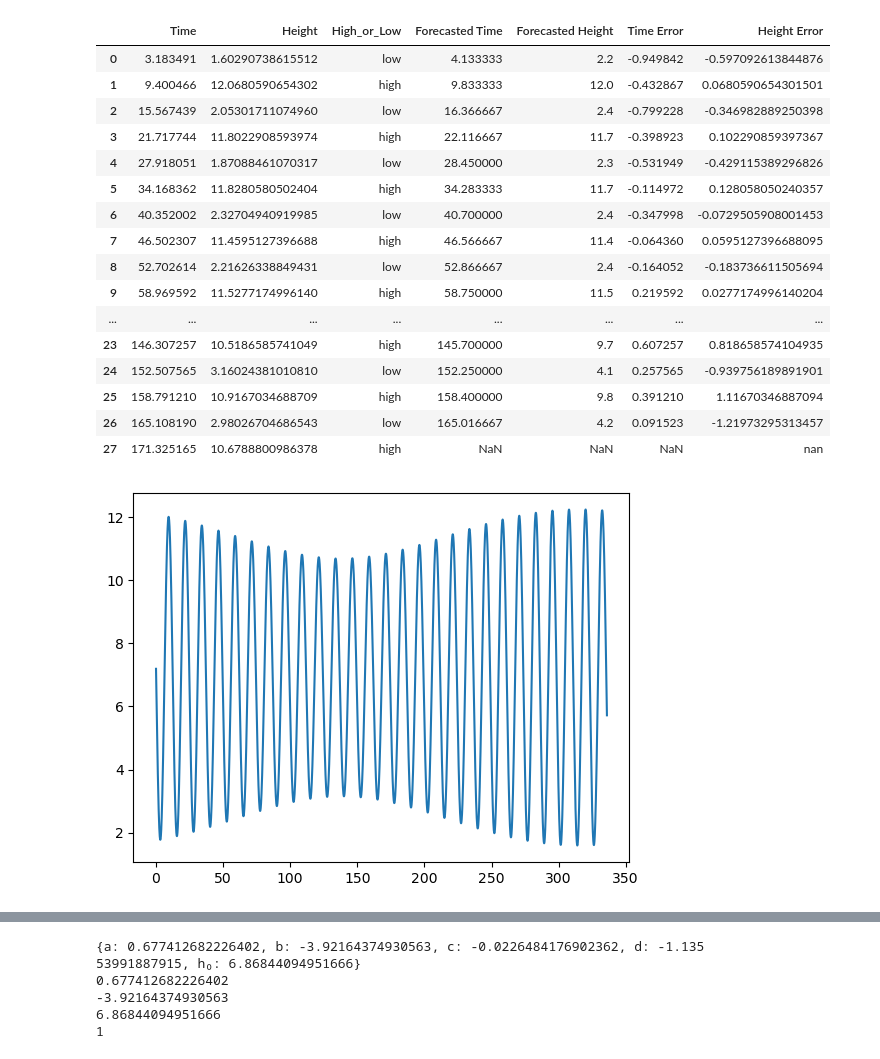
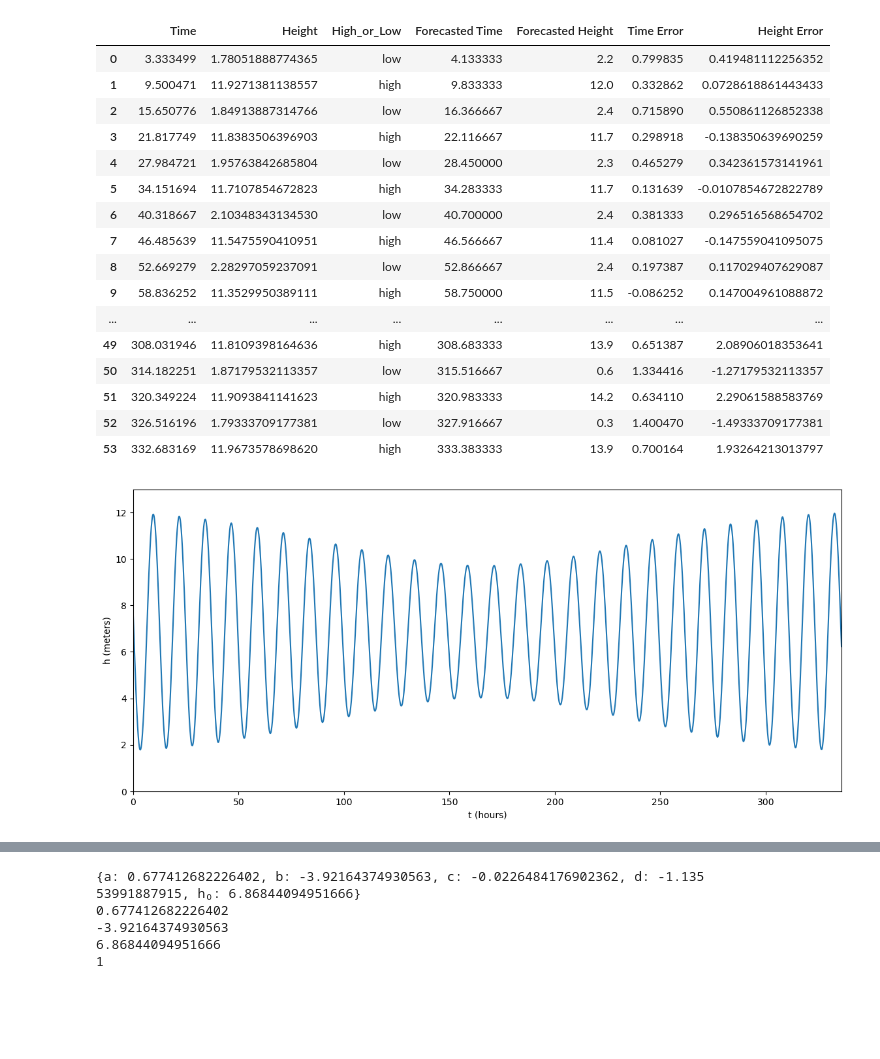
Before and after one commit to recll/TimeAndTides, a Jupyter notebook: code/Tide_Times_Lunar_Solar.ipynb, the cells around one changed output, grey strips where cells are left out. Drawn from its saved outputs; the diff is of its cells as text; code cells hidden in the pictures; blank space fills up the shorter version.

```diff
--- a/code/Tide_Times_Lunar_Solar.ipynb
+++ b/code/Tide_Times_Lunar_Solar.ipynb
@@ -18,9 +18,11 @@ import sys
 w1 = 15 # deg/hr
 w2 = 0.54901653 # deg/hr
 w3 = 0.04106864 # deg/hr
+p = 0.00464183 # the precession of the Moon's perigee
 O = 2*(w1 - w2 + w3) # 28.984 deg/hr (from project description)
-S = 30 # S2 from link, effect of sun on tides
+S2 = 30 # S2 from link, effect of sun on tides
 K1 = w1 + w3
+N2 = 2*w1 - 3*w2 + 2*w3 + p
 
 to_rads = np.pi / 180
 to_degs = 180 / np.pi
@@ -33,7 +35,7 @@ donaghadee_data = pd.read_excel(sys.path[0] + "\..\TideData.xlsx", sheet_name =
 # %%
 def lin_eq(h, t):
     return sy.Eq(h0 + a*sy.cos(O*t*to_rads) + b*sy.sin(O*t*to_rads)
-                 + c*sy.cos(S*t*to_rads) + d*sy.sin(S*t*to_rads), h)
+                 + c*sy.cos(S2*t*to_rads) + d*sy.sin(S2*t*to_rads), h)
 
 def solve_system(heights_times):
     eqs = []
@@ -94,6 +96,6 @@ def get_local_max_minima(results, endpoint=336):
             predictions['High_or_Low'].append("low")
     return pd.DataFrame(data = predictions)
 # %%
-results = solve_bristol_OSK1(sp = 0, inc = 3)
+results = solve_bristol(sp = 0, inc = 5)
 sy.pprint(results)
 # %% [output]
@@ -129,33 +129,39 @@ preds_df['Height Error'] = preds_df['Height'] - preds_df['Forecasted Height']
 # %%
-preds_df.head(28)
+preds_df.head(57)
 # %% [output]
 |  | Time | Height | High_or_Low | Forecasted Time | Forecasted Height | Time Error | Height Error |
-| 0 | 3.183491 | 1.60290738615512 | low | 4.133333 | 2.2 | -0.949842 | -0.597092613844876 |
-| 1 | 9.400466 | 12.0680590654302 | high | 9.833333 | 12.0 | -0.432867 | 0.0680590654301501 |
-| 2 | 15.567439 | 2.05301711074960 | low | 16.366667 | 2.4 | -0.799228 | -0.346982889250398 |
-| 3 | 21.717744 | 11.8022908593974 | high | 22.116667 | 11.7 | -0.398923 | 0.102290859397367 |
-| 4 | 27.918051 | 1.87088461070317 | low | 28.450000 | 2.3 | -0.531949 | -0.429115389296826 |
-| 5 | 34.168362 | 11.8280580502404 | high | 34.283333 | 11.7 | -0.114972 | 0.128058050240357 |
-| 6 | 40.352002 | 2.32704940919985 | low | 40.700000 | 2.4 | -0.347998 | -0.0729505908001453 |
-| 7 | 46.502307 | 11.4595127396688 | high | 46.566667 | 11.4 | -0.064360 | 0.0595127396688095 |
-| 8 | 52.702614 | 2.21626338849431 | low | 52.866667 | 2.4 | -0.164052 | -0.183736611505694 |
-| 9 | 58.969592 | 11.5277174996140 | high | 58.750000 | 11.5 | 0.219592 | 0.0277174996140204 |
+| 0 | 3.333499 | 1.78051888774365 | low | 4.133333 | 2.2 | 0.799835 | 0.419481112256352 |
+| 1 | 9.500471 | 11.9271381138557 | high | 9.833333 | 12.0 | 0.332862 | 0.0728618861443433 |
+| 2 | 15.650776 | 1.84913887314766 | low | 16.366667 | 2.4 | 0.715890 | 0.550861126852338 |
+| 3 | 21.817749 | 11.8383506396903 | high | 22.116667 | 11.7 | 0.298918 | -0.138350639690259 |
+| 4 | 27.984721 | 1.95763842685804 | low | 28.450000 | 2.3 | 0.465279 | 0.342361573141961 |
+| 5 | 34.151694 | 11.7107854672823 | high | 34.283333 | 11.7 | 0.131639 | -0.0107854672822789 |
+| 6 | 40.318667 | 2.10348343134530 | low | 40.700000 | 2.4 | 0.381333 | 0.296516568654702 |
+| 7 | 46.485639 | 11.5475590410951 | high | 46.566667 | 11.4 | 0.081027 | -0.147559041095075 |
+| 8 | 52.669279 | 2.28297059237091 | low | 52.866667 | 2.4 | 0.197387 | 0.117029407629087 |
+| 9 | 58.836252 | 11.3529950389111 | high | 58.750000 | 11.5 | -0.086252 | 0.147004961088872 |
 | ... | ... | ... | ... | ... | ... | ... | ... |
-| 23 | 146.307257 | 10.5186585741049 | high | 145.700000 | 9.7 | 0.607257 | 0.818658574104935 |
-| 24 | 152.507565 | 3.16024381010810 | low | 152.250000 | 4.1 | 0.257565 | -0.939756189891901 |
-| 25 | 158.791210 | 10.9167034688709 | high | 158.400000 | 9.8 | 0.391210 | 1.11670346887094 |
-| 26 | 165.108190 | 2.98026704686543 | low | 165.016667 | 4.2 | 0.091523 | -1.21973295313457 |
-| 27 | 171.325165 | 10.6788800986378 | high | NaN | NaN | NaN | nan |
+| 49 | 308.031946 | 11.8109398164636 | high | 308.683333 | 13.9 | 0.651387 | 2.08906018353641 |
+| 50 | 314.182251 | 1.87179532113357 | low | 315.516667 | 0.6 | 1.334416 | -1.27179532113357 |
+| 51 | 320.349224 | 11.9093841141623 | high | 320.983333 | 14.2 | 0.634110 | 2.29061588583769 |
+| 52 | 326.516196 | 1.79333709177381 | low | 327.916667 | 0.3 | 1.400470 | -1.49333709177381 |
+| 53 | 332.683169 | 11.9673578698620 | high | 333.383333 | 13.9 | 0.700164 | 1.93264213013797 |
 # %%
 
 def plot_equation(results):
+    plt.figure(figsize=(14,6))
     t_vals = np.linspace(0, 336, 20160)
-    h_vals = results[h0] + results[a]*np.cos(O*t_vals*to_rads) + results[b]*np.sin(O*t_vals*to_rads) + results[c]*np.cos(S*t_vals*to_rads) + results[d]*np.sin(S*t_vals*to_rads)
+    h_vals = results[h0] + results[a]*np.cos(O*t_vals*to_rads) + results[b]*np.sin(O*t_vals*to_rads) + results[c]*np.cos(S2*t_vals*to_rads) + results[d]*np.sin(S2*t_vals*to_rads)
     #print(h_vals)
     p = plt.plot(t_vals, h_vals)
-    #p.savefig("five_terms.pdf")
+    plt.xlabel("t (hours)")
+    plt.ylabel("h (meters)")
+    ax = plt.gca()
+    ax.set_xlim(0, 336)
+    ax.set_ylim(0, 13)
+    plt.savefig("Bristol_M2S2_2weeks.pdf", bbox_inches='tight')
     return h_vals
 
 h_vals = plot_equation(results)
 # %% [output]
-[figure, old version]
+[figure, new version]
```
Also changed, not shown: parts of 22 cells of this notebook.
